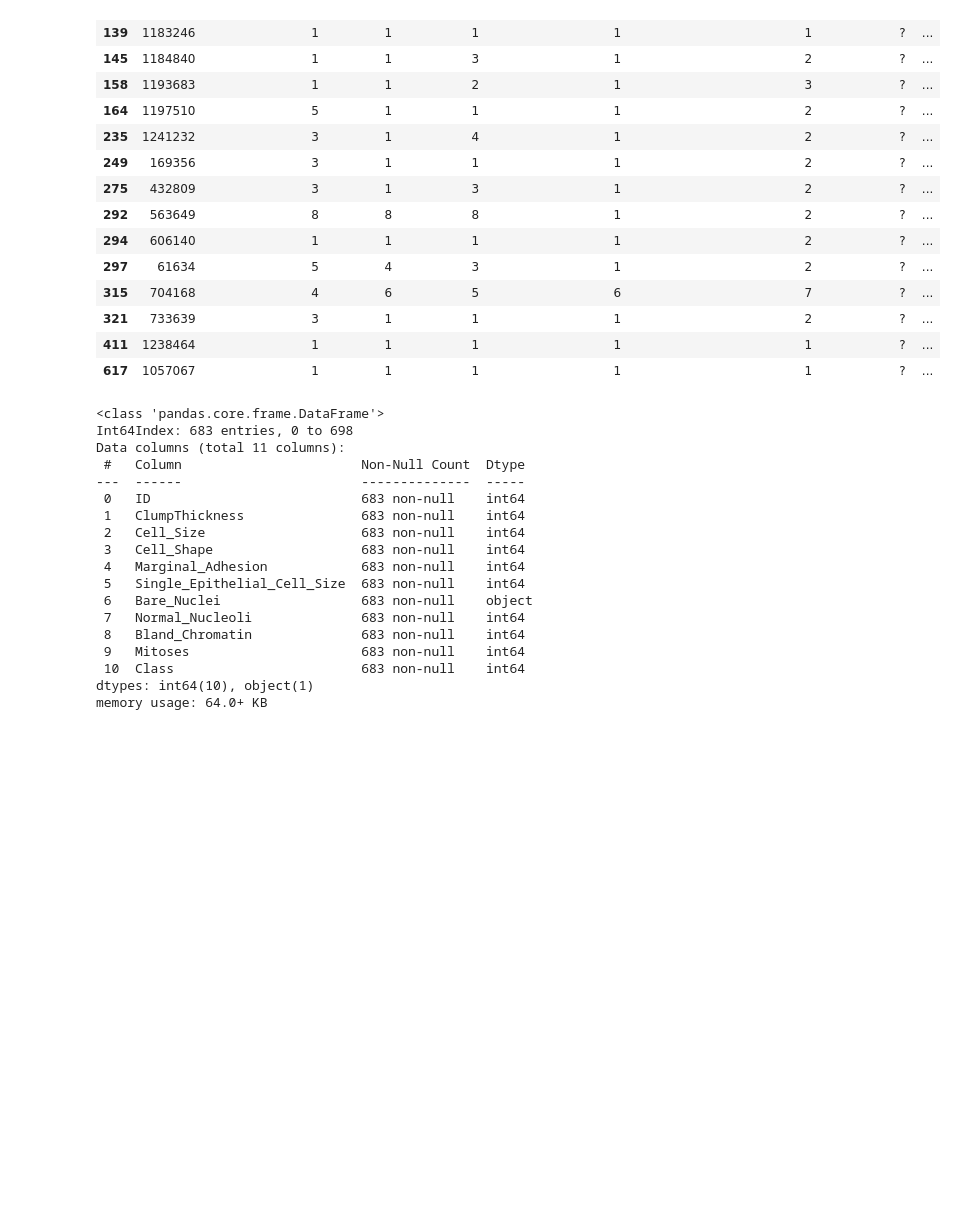
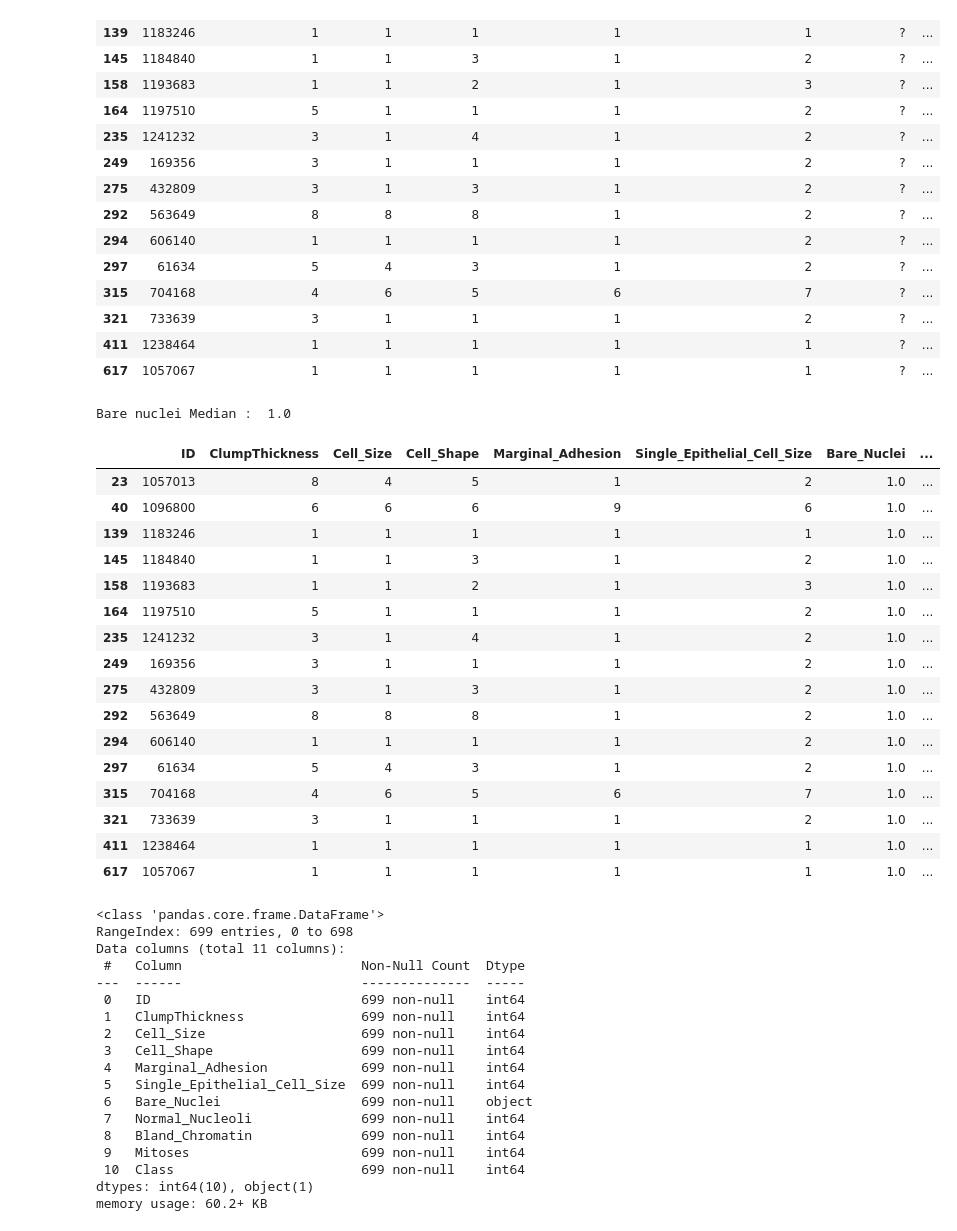
Before and after one commit to sumanthtatipamula/Machine-Learning, a Jupyter notebook: Algorithms/Naive_Bayes/NaiveBayes_Tumor.ipynb, the cells around one changed output. Cells and saved outputs as stored; diff of their text form; code cells hidden in the pictures; blank space fills up the shorter version.

```diff
--- a/Algorithms/Naive_Bayes/NaiveBayes_Tumor.ipynb
+++ b/Algorithms/Naive_Bayes/NaiveBayes_Tumor.ipynb
@@ -106,39 +106,58 @@ tumor_df[tumor_df['Bare_Nuclei'] == "?"]
 # %%
 ### Missing value handling Strategy 1 - Drop rows with missing values
 
-tumor_df['Bare_Nuclei'].replace("?", np.nan, inplace=True)
-tumor_df = tumor_df.dropna()
+# tumor_df['Bare_Nuclei'].replace("?", np.nan, inplace=True)
+# tumor_df = tumor_df.dropna()
 # %%
 ### Missing value handling strategy 2 - replace with Median
 
-#row_numbers = np.where(tumor_df['Bare_Nuclei'] == "?")[0]
-#tumor_df['Bare_Nuclei'].replace("?", np.nan, inplace=True)
+row_numbers = np.where(tumor_df['Bare_Nuclei'] == "?")[0]
+tumor_df['Bare_Nuclei'].replace("?", np.nan, inplace=True)
 
-#print( 'Bare nuclei Median : ', tumor_df['Bare_Nuclei'].median())
+print( 'Bare nuclei Median : ', tumor_df['Bare_Nuclei'].median())
 
-#tumor_df['Bare_Nuclei'].fillna(tumor_df['Bare_Nuclei'].median(), inplace=True)
-#tumor_df.iloc[row_numbers,:]
+tumor_df['Bare_Nuclei'].fillna(tumor_df['Bare_Nuclei'].median(), inplace=True)
+tumor_df.iloc[row_numbers,:]
+# %% [output]
+Bare nuclei Median :  1.0
+|  | ID | ClumpThickness | Cell_Size | Cell_Shape | Marginal_Adhesion | Single_Epithelial_Cell_Size | Bare_Nuclei | ... |
+| 23 | 1057013 | 8 | 4 | 5 | 1 | 2 | 1.0 | ... |
+| 40 | 1096800 | 6 | 6 | 6 | 9 | 6 | 1.0 | ... |
+| 139 | 1183246 | 1 | 1 | 1 | 1 | 1 | 1.0 | ... |
+| 145 | 1184840 | 1 | 1 | 3 | 1 | 2 | 1.0 | ... |
+| 158 | 1193683 | 1 | 1 | 2 | 1 | 3 | 1.0 | ... |
+| 164 | 1197510 | 5 | 1 | 1 | 1 | 2 | 1.0 | ... |
+| 235 | 1241232 | 3 | 1 | 4 | 1 | 2 | 1.0 | ... |
+| 249 | 169356 | 3 | 1 | 1 | 1 | 2 | 1.0 | ... |
+| 275 | 432809 | 3 | 1 | 3 | 1 | 2 | 1.0 | ... |
+| 292 | 563649 | 8 | 8 | 8 | 1 | 2 | 1.0 | ... |
+| 294 | 606140 | 1 | 1 | 1 | 1 | 2 | 1.0 | ... |
+| 297 | 61634 | 5 | 4 | 3 | 1 | 2 | 1.0 | ... |
+| 315 | 704168 | 4 | 6 | 5 | 6 | 7 | 1.0 | ... |
+| 321 | 733639 | 3 | 1 | 1 | 1 | 2 | 1.0 | ... |
+| 411 | 1238464 | 1 | 1 | 1 | 1 | 1 | 1.0 | ... |
+| 617 | 1057067 | 1 | 1 | 1 | 1 | 1 | 1.0 | ... |
 # %%
 tumor_df.info()
 # %% [output]
 <class 'pandas.core.frame.DataFrame'>
-Int64Index: 683 entries, 0 to 698
+RangeIndex: 699 entries, 0 to 698
 Data columns (total 11 columns):
  #   Column                       Non-Null Count  Dtype
 ---  ------                       --------------  -----
- 0   ID                           683 non-null    int64
- 1   ClumpThickness               683 non-null    int64
- 2   Cell_Size                    683 non-null    int64
- 3   Cell_Shape                   683 non-null    int64
- 4   Marginal_Adhesion            683 non-null    int64
- 5   Single_Epithelial_Cell_Size  683 non-null    int64
- 6   Bare_Nuclei                  683 non-null    object
- 7   Normal_Nucleoli              683 non-null    int64
- 8   Bland_Chromatin              683 non-null    int64
- 9   Mitoses                      683 non-null    int64
- 10  Class                        683 non-null    int64
+ 0   ID                           699 non-null    int64
+ 1   ClumpThickness               699 non-null    int64
+ 2   Cell_Size                    699 non-null    int64
+ 3   Cell_Shape                   699 non-null    int64
+ 4   Marginal_Adhesion            699 non-null    int64
+ 5   Single_Epithelial_Cell_Size  699 non-null    int64
+ 6   Bare_Nuclei                  699 non-null    object
+ 7   Normal_Nucleoli              699 non-null    int64
+ 8   Bland_Chromatin              699 non-null    int64
+ 9   Mitoses                      699 non-null    int64
+ 10  Class                        699 non-null    int64
 dtypes: int64(10), object(1)
-memory usage: 64.0+ KB
+memory usage: 60.2+ KB
 # %%
 tumor_df['Bare_Nuclei'] = tumor_df['Bare_Nuclei'].astype('int64')  # Run this ONLY IF the data is already fixed
 # %%
```
Also changed, not shown: parts of 11 cells of this notebook.
